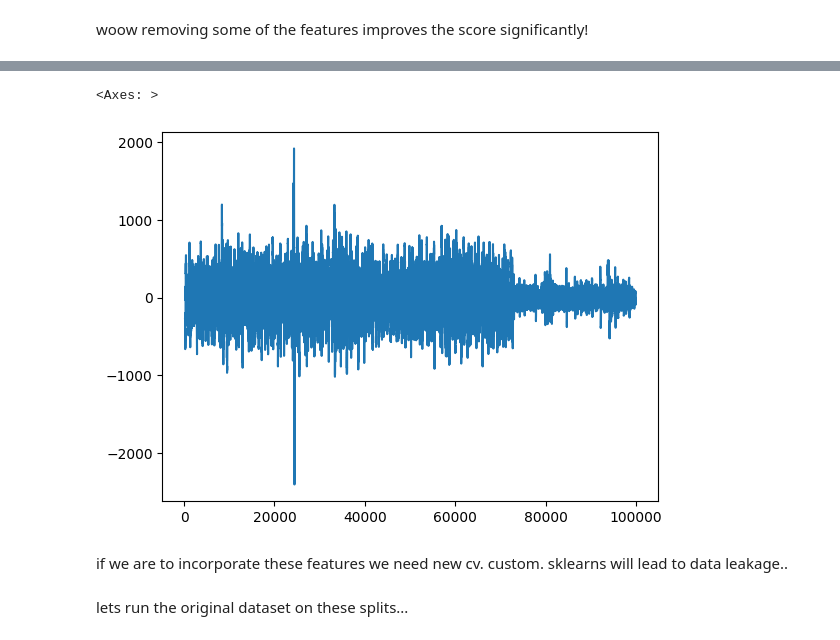
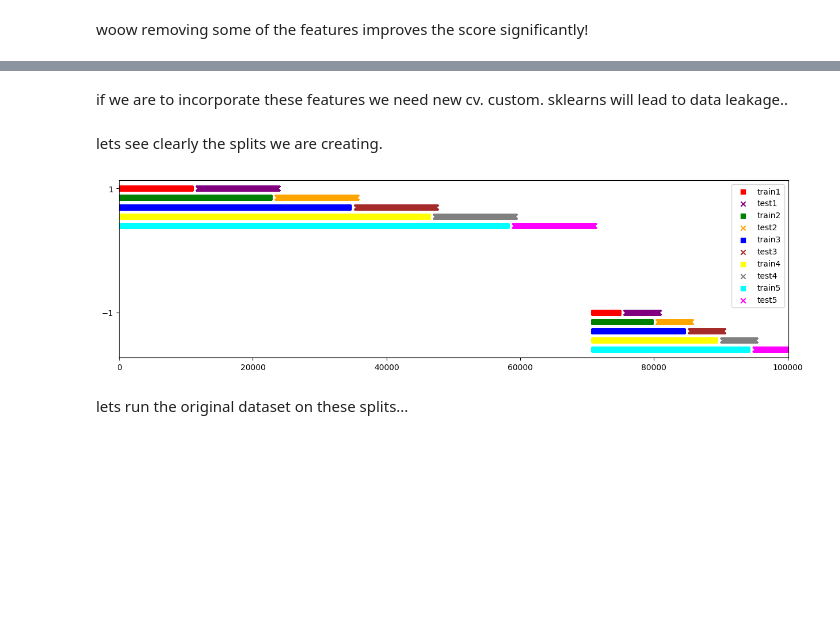
Before and after one commit to giannOiko/TrustBasedIDSML, a Jupyter notebook: model_comparison/analysis_timeseries.ipynb, the cells around one changed output, grey strips where cells are left out. Saved outputs shown, nothing was run; the diff lists cells and outputs as text; code cells hidden in the pictures; blank space fills up the shorter version.

```diff
--- a/model_comparison/analysis_timeseries.ipynb
+++ b/model_comparison/analysis_timeseries.ipynb
@@ -41,7 +41,7 @@ lets run a cross-val of lightgbm
 # %%
 from lightgbm import LGBMClassifier
 
-model = LGBMClassifier()
+model = LGBMClassifier(verbose= -1)
 
 cv = StratifiedKFold()
 
@@ -229,8 +169,3 @@ plt.show()
-# %%
-df[14].rolling(window=100).mean().diff(periods=100).plot()
-# %% [output]
-<Axes: >
-[figure, removed]
 # %% [markdown]
 if we are to incorporate these features we need new cv. custom. sklearns will lead to data leakage..
 # %%
@@ -306,6 +241,13 @@ def my_cross_val(X, y, K, gap=0, plot=False):
 
 
     print("mean f1 score", np.mean(f1s))
+# %% [markdown]
+lets see clearly the splits we are creating.
+# %%
+for iter, (X_train, X_test, y_train, y_test) in enumerate(my_train_test_split(X, y, K=5,gap = 1200,plot=True)):#gap = 1200 for visual reasons.
+    continue
+# %% [output]
+[figure, added]
 # %% [markdown]
 lets run the original dataset on these splits...
 # %%
```
Also changed, not shown: parts of 7 cells of this notebook.
